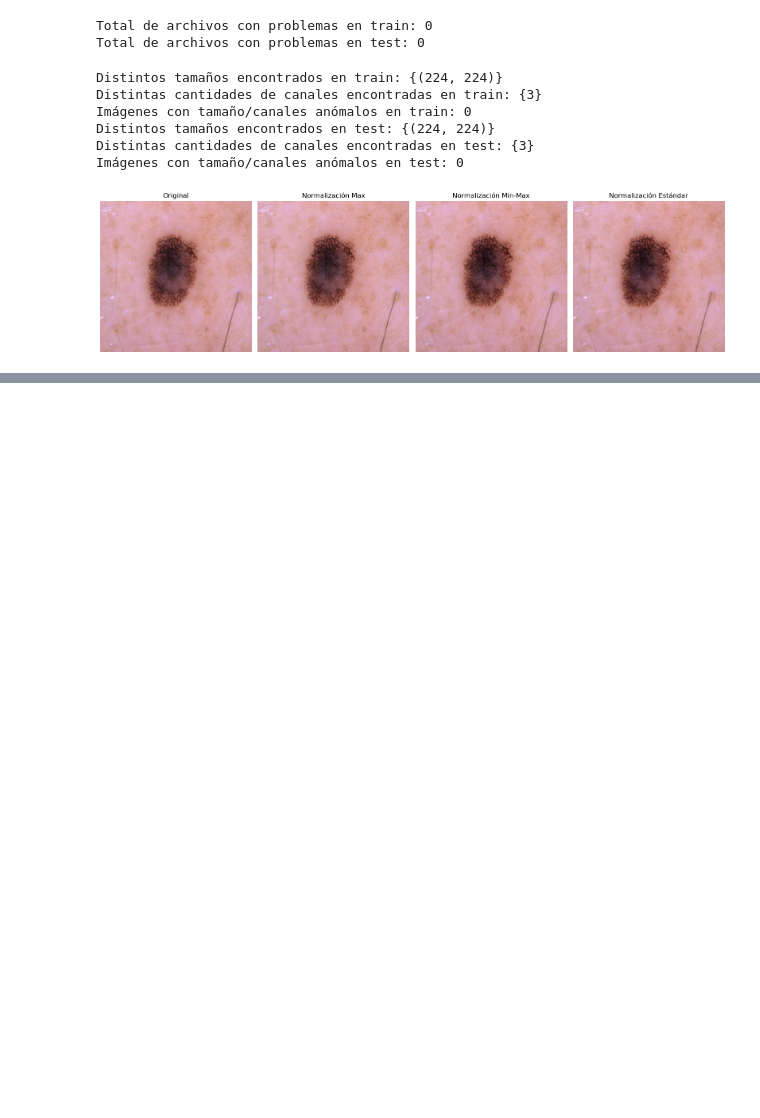
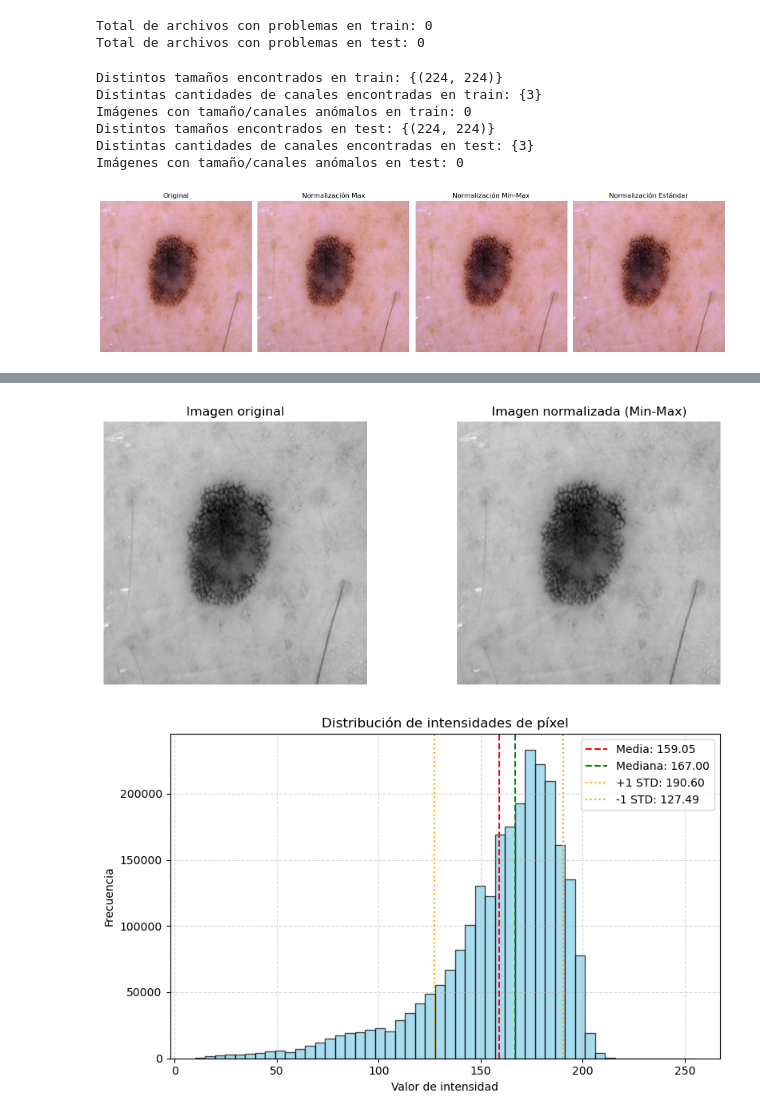
Before and after one commit to matiascf25/Analisis_datos, a Jupyter notebook: Análisis Datos.ipynb, the cells around one changed output, grey strips where cells are left out. Drawn from its saved outputs; the diff is of its cells as text; code cells hidden in the pictures; blank space fills up the shorter version.

```diff
--- a/Análisis Datos.ipynb
+++ b/Análisis Datos.ipynb
@@ -186,0 +213,63 @@ plt.show()
+# %%
+# Directorio base y clase a usar
+N = 50  # Número de imágenes a analizar
+selected_class = classes[0]
+selected_dir = train_dir / selected_class
+
+# Leer las primeras N imágenes
+images = []
+for img_path in list(selected_dir.glob("*"))[:N]:
+    img = Image.open(img_path).convert("L")  # Convertimos a escala de grises
+    img_array = np.array(img).astype(np.float32)
+    images.append(img_array)
+
+# Convertir a array 3D (N, H, W)
+images_np = np.stack(images)
+
+# Normalización Min-Max
+img_orig = images_np[0]
+img_min = img_orig.min()
+img_max = img_orig.max()
+img_norm = (img_orig - img_min) / (img_max - img_min)
+
+# Visualización: imagen original y normalizada
+plt.figure(figsize=(10, 4))
+
+plt.subplot(1, 2, 1)
+plt.imshow(img_orig, cmap='gray')
+plt.title("Imagen original")
+plt.axis("off")
+
+plt.subplot(1, 2, 2)
+plt.imshow(img_norm, cmap='gray')
+plt.title("Imagen normalizada (Min-Max)")
+plt.axis("off")
+
+plt.tight_layout()
+plt.show()
+
+# -----------------------------------------
+# Distribución de valores en el dataset
+all_pixels = images_np.ravel()
+
+mean_val = np.mean(all_pixels)
+median_val = np.median(all_pixels)
+std_val = np.std(all_pixels)
+
+# Histograma
+plt.figure(figsize=(8, 5))
+plt.hist(all_pixels, bins=50, color='skyblue', edgecolor='black', alpha=0.7)
+plt.axvline(mean_val, color='red', linestyle='--', label=f"Media: {mean_val:.2f}")
+plt.axvline(median_val, color='green', linestyle='--', label=f"Mediana: {median_val:.2f}")
+plt.axvline(mean_val + std_val, color='orange', linestyle=':', label=f"+1 STD: {(mean_val + std_val):.2f}")
+plt.axvline(mean_val - std_val, color='orange', linestyle=':', label=f"-1 STD: {(mean_val - std_val):.2f}")
+plt.title("Distribución de intensidades de píxel")
+plt.xlabel("Valor de intensidad")
+plt.ylabel("Frecuencia")
+plt.legend()
+plt.grid(True, linestyle='--', alpha=0.5)
+plt.tight_layout()
+plt.show()
+# %% [output]
+[figure, added]
+[figure, added]
```
Also changed, not shown: parts of 2 cells of this notebook.
